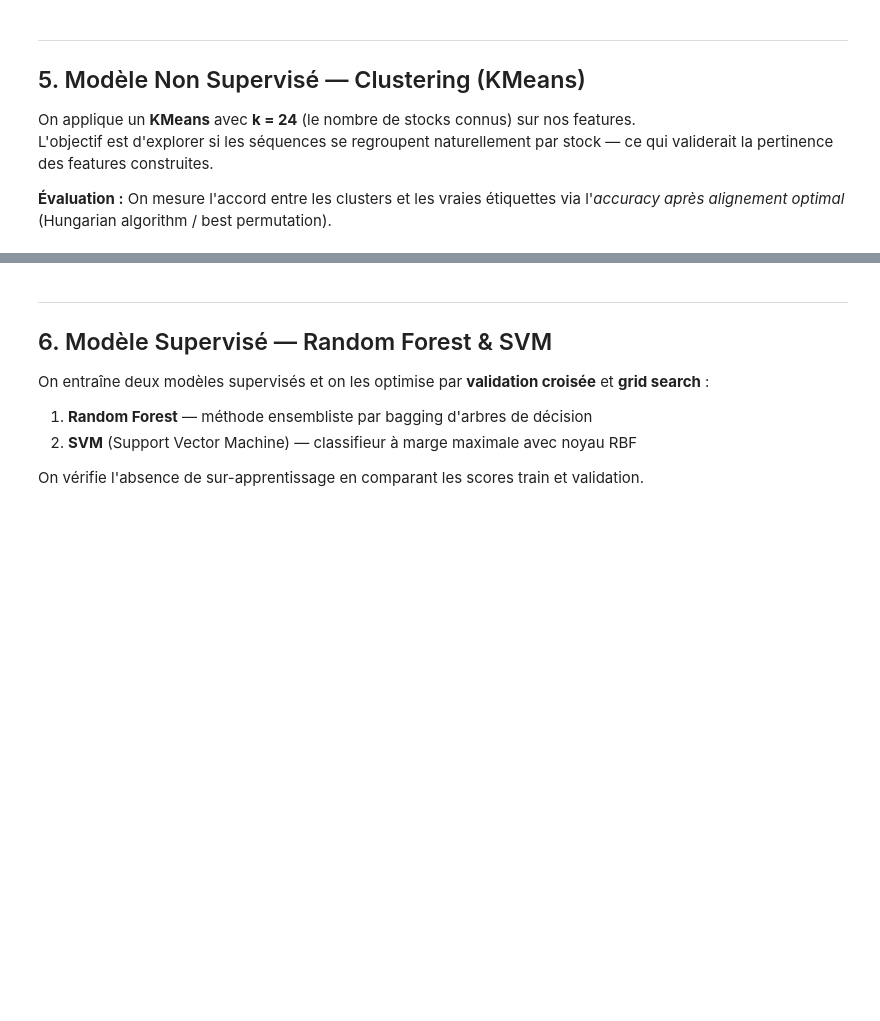
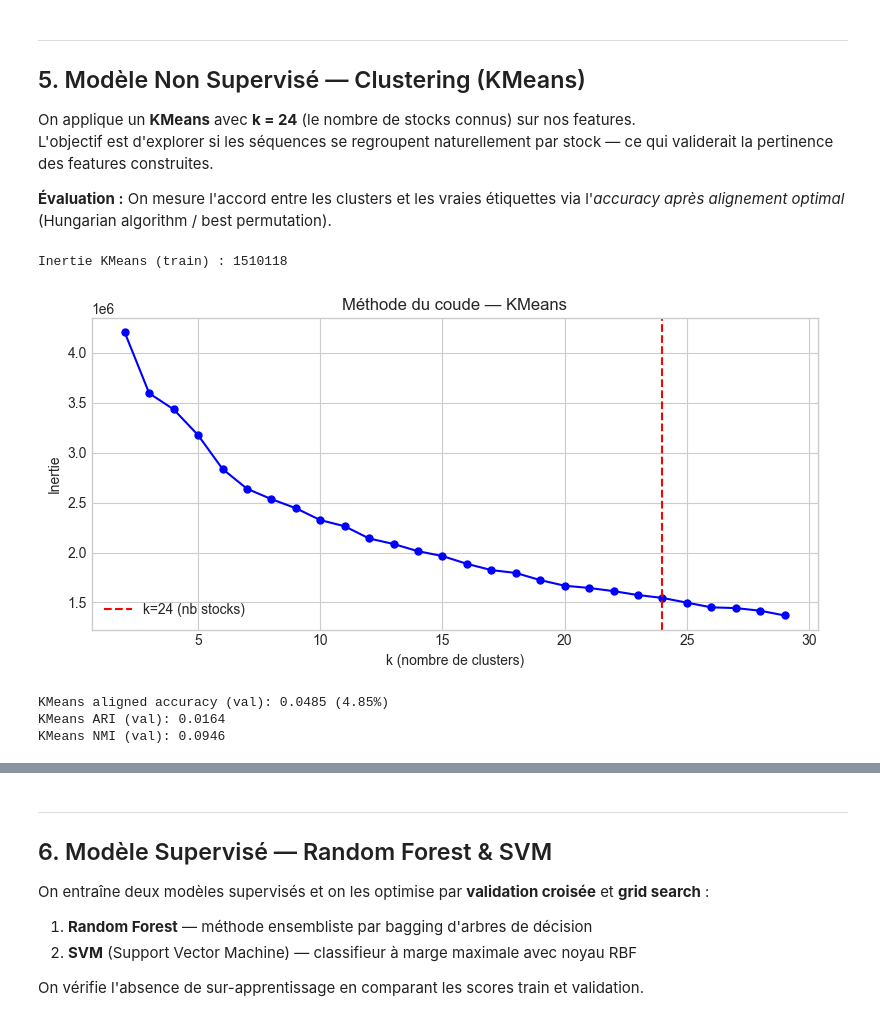
Before and after one commit to HUGO-ROCHA-MONDRAGON/High_Freq_Data, a Jupyter notebook: src/Mannai(RochaMondragon)_HighFreqData.ipynb, the cells around one changed output, grey strips where cells are left out. Drawn from its saved outputs; the diff is of its cells as text; code cells hidden in the pictures; blank space fills up the shorter version.

```diff
--- a/src/Mannai(RochaMondragon)_HighFreqData.ipynb
+++ b/src/Mannai(RochaMondragon)_HighFreqData.ipynb
@@ -232,35 +311,59 @@ L'objectif est d'explorer si les séquences se regroupent naturellement par stoc
 # %%
 # ── Normalisation pour le clustering ─────────────────────────────────────────
 scaler = StandardScaler()
 X_train_scaled = scaler.fit_transform(X_train.fillna(0))
 X_val_scaled   = scaler.transform(X_val.fillna(0))
 
 # ── KMeans k=24 ────────────────────────────────────────────────────────────────
-kmeans = KMeans(n_clusters=24, random_state=42, n_init=10)
-kmeans.fit(X_train_scaled)
+with tqdm(total=1, desc="Entraînement KMeans") as pbar:
+    kmeans = KMeans(n_clusters=24, random_state=42, n_init=10)
+    kmeans.fit(X_train_scaled)
+    pbar.update(1)
 
 cluster_labels_val = kmeans.predict(X_val_scaled)
 
 # ── Évaluation via inertie ─────────────────────────────────────────────────────
 print(f"Inertie KMeans (train) : {kmeans.inertia_:.0f}")
 
 # Recherche du nombre optimal de clusters (elbow method)
 inertias = []
 K_range = range(2, 30)
-for k in K_range:
+for k in tqdm(K_range, desc="Elbow KMeans"):
     km = KMeans(n_clusters=k, random_state=42, n_init=5)
     km.fit(X_train_scaled)
     inertias.append(km.inertia_)
 
 fig, ax = plt.subplots(figsize=(8, 4))
 ax.plot(K_range, inertias, "bo-", markersize=5)
 ax.axvline(24, color="red", linestyle="--", label="k=24 (nb stocks)")
 ax.set_title("Méthode du coude — KMeans")
 ax.set_xlabel("k (nombre de clusters)")
 ax.set_ylabel("Inertie")
 ax.legend()
 plt.tight_layout()
 plt.show()
+# %% [output]
+Inertie KMeans (train) : 1510118
+[figure, added]
+# %%
+# ── Évaluation quantitative KMeans (alignement optimal) ───────────────────────
+contingency = pd.crosstab(y_val, cluster_labels_val)
+row_ind, col_ind = linear_sum_assignment(-contingency.values)  # max matching
+
+cluster_to_label = {cluster: label for label, cluster in zip(row_ind, col_ind)}
+y_pred_kmeans_aligned = np.array([cluster_to_label.get(c, -1) for c in cluster_labels_val])
+
+kmeans_acc_aligned = accuracy_score(y_val, y_pred_kmeans_aligned)
+kmeans_ari = adjusted_rand_score(y_val, cluster_labels_val)
+kmeans_nmi = normalized_mutual_info_score(y_val, cluster_labels_val)
+
+print(f"KMeans aligned accuracy (val): {kmeans_acc_aligned:.4f} ({kmeans_acc_aligned*100:.2f}%)")
+print(f"KMeans ARI (val): {kmeans_ari:.4f}")
+print(f"KMeans NMI (val): {kmeans_nmi:.4f}")
+# %% [output]
+KMeans aligned accuracy (val): 0.0485 (4.85%)
+KMeans ARI (val): 0.0164
+KMeans NMI (val): 0.0946
 # %%
 # ── Visualisation PCA des clusters ────────────────────────────────────────────
 pca = PCA(n_components=2, random_state=42)
```
Also changed, not shown: parts of 21 cells of this notebook, 1 other file.
